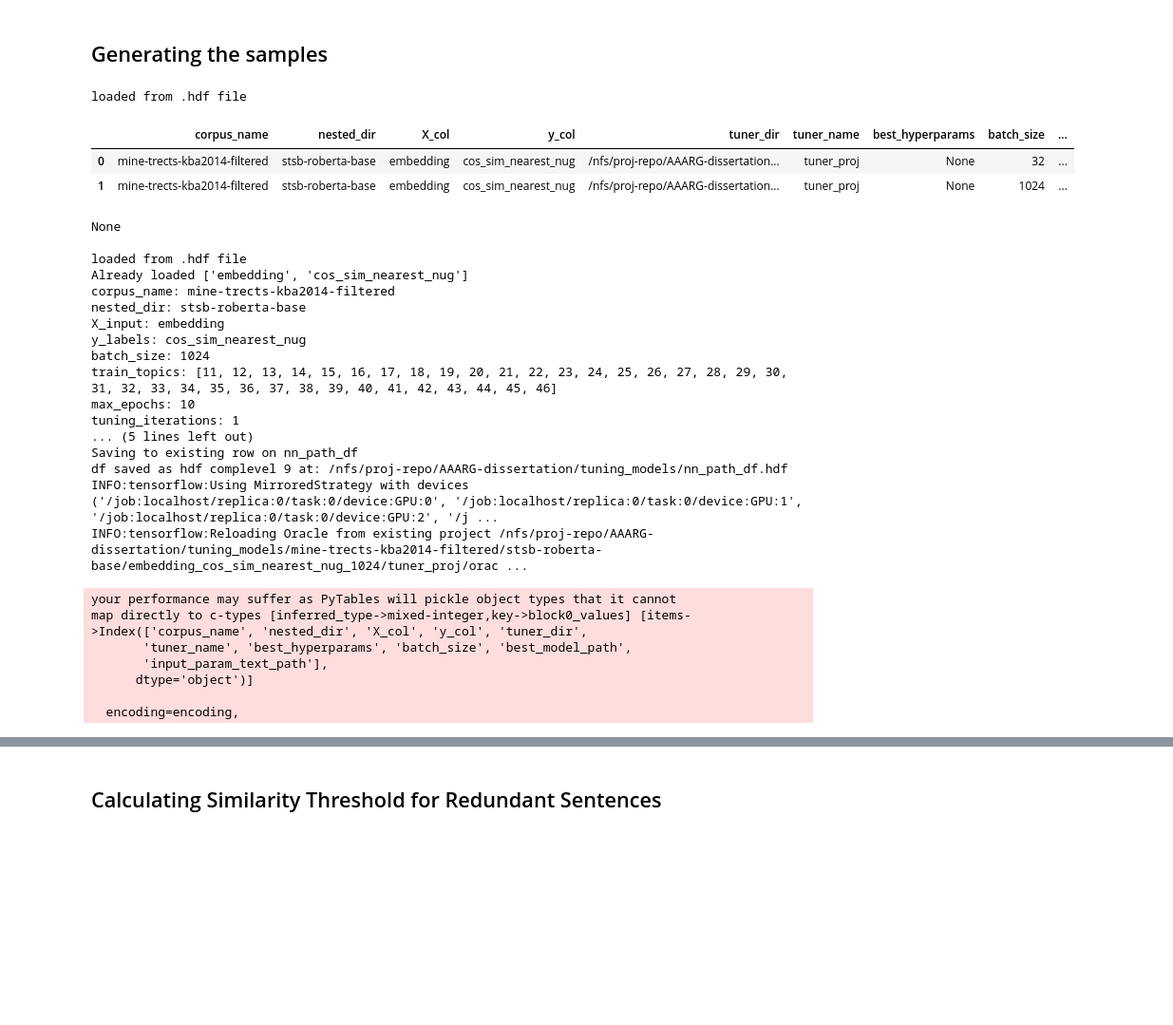
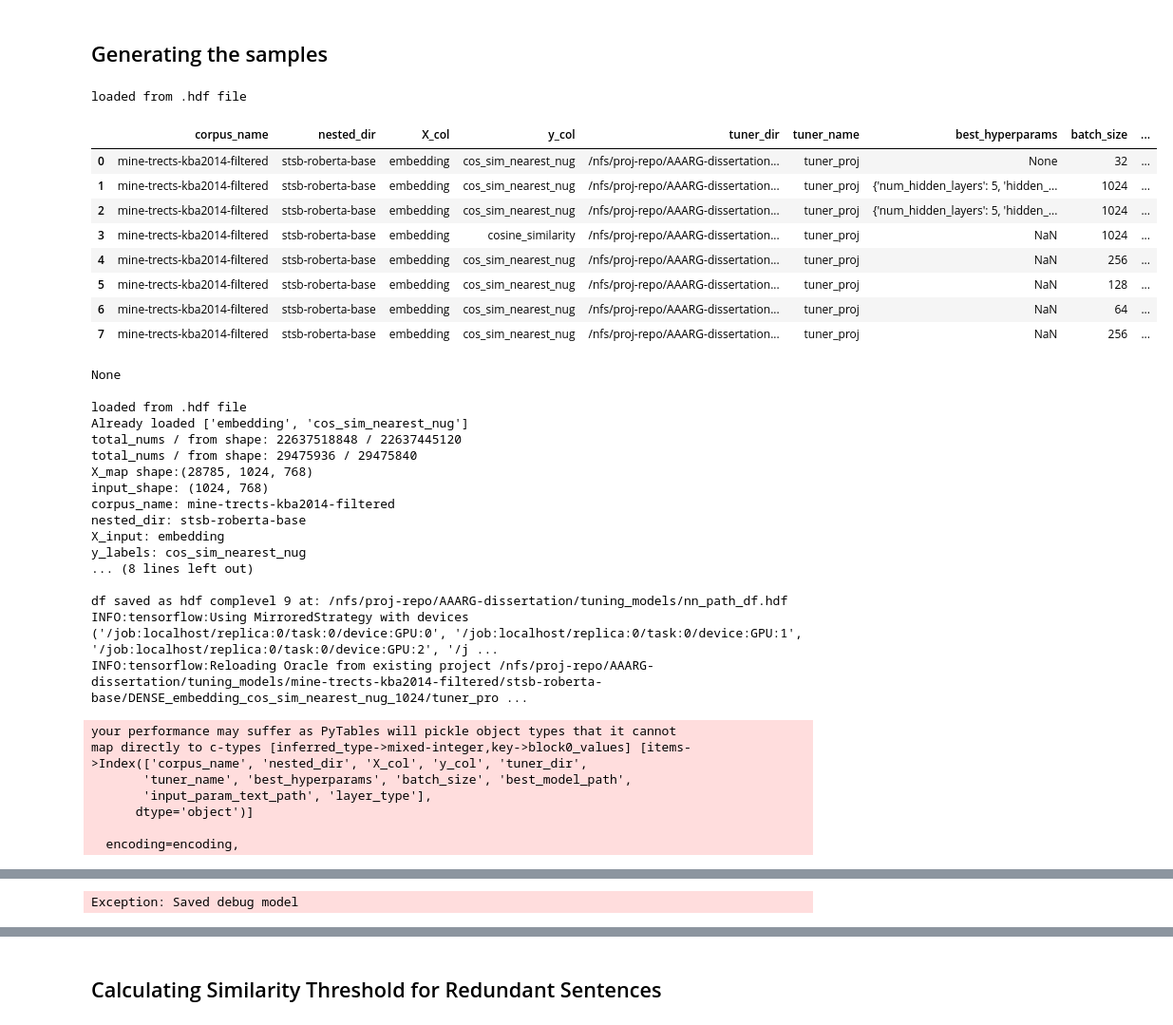
Before and after one commit to 2198998b/AAARG-dissertation, a Jupyter notebook: notebooks/summary_driver.ipynb, the cells around one changed output, grey strips where cells are left out. Shown at 95% size. Cells and saved outputs as stored; diff of their text form; code cells hidden in the pictures; blank space fills up the shorter version.

Commit message:
changed learning rate, layer types etc. Now working, not same output on predict

```diff
--- a/notebooks/summary_driver.ipynb
+++ b/notebooks/summary_driver.ipynb
@@ -384,8 +422,8 @@ class MemmapGenerator:
                 meta_dict[col_label] = row_dict
         return meta_dict
 
-    def load_memmap(self, corpus_name, nested_dir, topic_ids, col_label, batch_size=None,
-                   return_vector_len=False):
+    def load_memmap(self, corpus_name, nested_dir, topic_ids, col_label, batch_size=None, timesteps=None,
+                   return_input_shape=False):
         path_slice = self.slice_path_df(corpus_name, nested_dir, topic_ids)
         col_slice = path_slice[path_slice['col_label'] == col_label]
         if len(col_slice) == 1:
@@ -395,16 +433,33 @@ class MemmapGenerator:
             total_nums = int(col_dict['total_nums'][0])
             path = col_dict['path'][0]
 
-            shape = None
-            num_items = int(total_nums / vector_len)
+            # get shape of data
+            shape = [vector_len]  # base shape
+            input_shape = [vector_len]  # exclude batching info / num_items
+            num_items = int(total_nums / vector_len)  # num vectors
             if batch_size is not None:
-                num_batches = math.floor(num_items / batch_size)
-                shape = (num_batches, batch_size, vector_len)
-            else:
-                shape = (num_items, vector_len)
+                if timesteps is not None:  # timesteps only available when batches selected
+                    timesteps_dims = [timesteps]
+                    shape.extend(timesteps_dims)
+                    input_shape.extend(timesteps_dims)
+                    num_items = math.floor(num_items / timesteps)  # num timesteps
+
+                shape.append(batch_size)
+                input_shape.append(batch_size)
+                num_items = math.floor(num_items / batch_size)  # num batches
+
+            shape.append(num_items)  # append last (either num batches or num_vectors)
+            total_nums_from_shape = np.product(shape)
+            print("total_nums / from shape: " + str(total_nums) + " / " + str(total_nums_from_shape))
+            shape.reverse()  # correct order for shape
+            input_shape.reverse()
+            input_shape = tuple(input_shape)
+            shape = tuple(shape)
+
             memmap = np.memmap(path, dtype=dtype, mode='r', shape=shape, order=self.order)
-            if return_vector_len:
-                return memmap, vector_len
+
+            if return_input_shape:
+                return memmap, input_shape
             return memmap
         else:
             print(display(path_slice))
@@ -727,7 +728,9 @@ train_topics = np.arange(11, 47).tolist()  # 11 - 46
 tuning_iterations = 1
 max_epochs = 10
 batch_size = 1024
+# batch_size = 32
 reduction_factor = 8
+layer_type = "DENSE"
 
 force_reload = False
 
@@ -735,37 +738,43 @@ X_col = "embedding"
 # %%
 corpus_name = "mine-trects-kba2014-filtered"
 nested_dir = "stsb-roberta-base"
 y_col = "cos_sim_nearest_nug"
 trainer = NNTrainer()
-trainer.train(corpus_name, nested_dir, train_topics, X_col, y_col, tuning_iterations=tuning_iterations,
+trainer.train(corpus_name, nested_dir, train_topics, X_col, y_col, layer_type, tuning_iterations=tuning_iterations,
               max_epochs=max_epochs, batch_size=batch_size, force_reload=force_reload, verbose=True,
               reduction_factor=reduction_factor)
 # %% [output]
 loaded from .hdf file
 |  | corpus_name | nested_dir | X_col | y_col | tuner_dir | tuner_name | best_hyperparams | batch_size | ... |
 | 0 | mine-trects-kba2014-filtered | stsb-roberta-base | embedding | cos_sim_nearest_nug | /nfs/proj-repo/AAARG-dissertation... | tuner_proj | None | 32 | ... |
-| 1 | mine-trects-kba2014-filtered | stsb-roberta-base | embedding | cos_sim_nearest_nug | /nfs/proj-repo/AAARG-dissertation... | tuner_proj | None | 1024 | ... |
+| 1 | mine-trects-kba2014-filtered | stsb-roberta-base | embedding | cos_sim_nearest_nug | /nfs/proj-repo/AAARG-dissertation... | tuner_proj | {'num_hidden_layers': 5, 'hidden_... | 1024 | ... |
+| 2 | mine-trects-kba2014-filtered | stsb-roberta-base | embedding | cos_sim_nearest_nug | /nfs/proj-repo/AAARG-dissertation... | tuner_proj | {'num_hidden_layers': 5, 'hidden_... | 1024 | ... |
+| 3 | mine-trects-kba2014-filtered | stsb-roberta-base | embedding | cosine_similarity | /nfs/proj-repo/AAARG-dissertation... | tuner_proj | NaN | 1024 | ... |
+| 4 | mine-trects-kba2014-filtered | stsb-roberta-base | embedding | cos_sim_nearest_nug | /nfs/proj-repo/AAARG-dissertation... | tuner_proj | NaN | 256 | ... |
+| 5 | mine-trects-kba2014-filtered | stsb-roberta-base | embedding | cos_sim_nearest_nug | /nfs/proj-repo/AAARG-dissertation... | tuner_proj | NaN | 128 | ... |
+| 6 | mine-trects-kba2014-filtered | stsb-roberta-base | embedding | cos_sim_nearest_nug | /nfs/proj-repo/AAARG-dissertation... | tuner_proj | NaN | 64 | ... |
+| 7 | mine-trects-kba2014-filtered | stsb-roberta-base | embedding | cos_sim_nearest_nug | /nfs/proj-repo/AAARG-dissertation... | tuner_proj | NaN | 256 | ... |
 None
 
 loaded from .hdf file
 Already loaded ['embedding', 'cos_sim_nearest_nug']
+total_nums / from shape: 22637518848 / 22637445120
+total_nums / from shape: 29475936 / 29475840
+X_map shape:(28785, 1024, 768)
+input_shape: (1024, 768)
 corpus_name: mine-trects-kba2014-filtered
 nested_dir: stsb-roberta-base
 X_input: embedding
 y_labels: cos_sim_nearest_nug
-batch_size: 1024
-train_topics: [11, 12, 13, 14, 15, 16, 17, 18, 19, 20, 21, 22, 23, 24, 25, 26, 27, 28, 29, 30, 31, 32, 33, 34, 35, 36, 37, 38, 39, 40, 41, 42, 43, 44, 45, 46]
-max_epochs: 10
-tuning_iterations: 1
-... (5 lines left out)
-Saving to existing row on nn_path_df
+... (8 lines left out)
+
 df saved as hdf complevel 9 at: /nfs/proj-repo/AAARG-dissertation/tuning_models/nn_path_df.hdf
 INFO:tensorflow:Using MirroredStrategy with devices ('/job:localhost/replica:0/task:0/device:GPU:0', '/job:localhost/replica:0/task:0/device:GPU:1', '/job:localhost/replica:0/task:0/device:GPU:2', '/j ...
-INFO:tensorflow:Reloading Oracle from existing project /nfs/proj-repo/AAARG-dissertation/tuning_models/mine-trects-kba2014-filtered/stsb-roberta-base/embedding_cos_sim_nearest_nug_1024/tuner_proj/orac ...
+INFO:tensorflow:Reloading Oracle from existing project /nfs/proj-repo/AAARG-dissertation/tuning_models/mine-trects-kba2014-filtered/stsb-roberta-base/DENSE_embedding_cos_sim_nearest_nug_1024/tuner_pro ...
 your performance may suffer as PyTables will pickle object types that it cannot
 map directly to c-types [inferred_type->mixed-integer,key->block0_values] [items->Index(['corpus_name', 'nested_dir', 'X_col', 'y_col', 'tuner_dir',
        'tuner_name', 'best_hyperparams', 'batch_size', 'best_model_path',
-       'input_param_text_path'],
+       'input_param_text_path', 'layer_type'],
       dtype='object')]
 
   encoding=encoding,
@@ -784,3 +786,4 @@ Epoch 1/2
+Exception: Saved debug model
 # %%
 corpus_name = "mine-trects-kba2014-filtered"
 nested_dir = "stsb-roberta-base"
```
Also changed, not shown: parts of 13 cells of this notebook.
